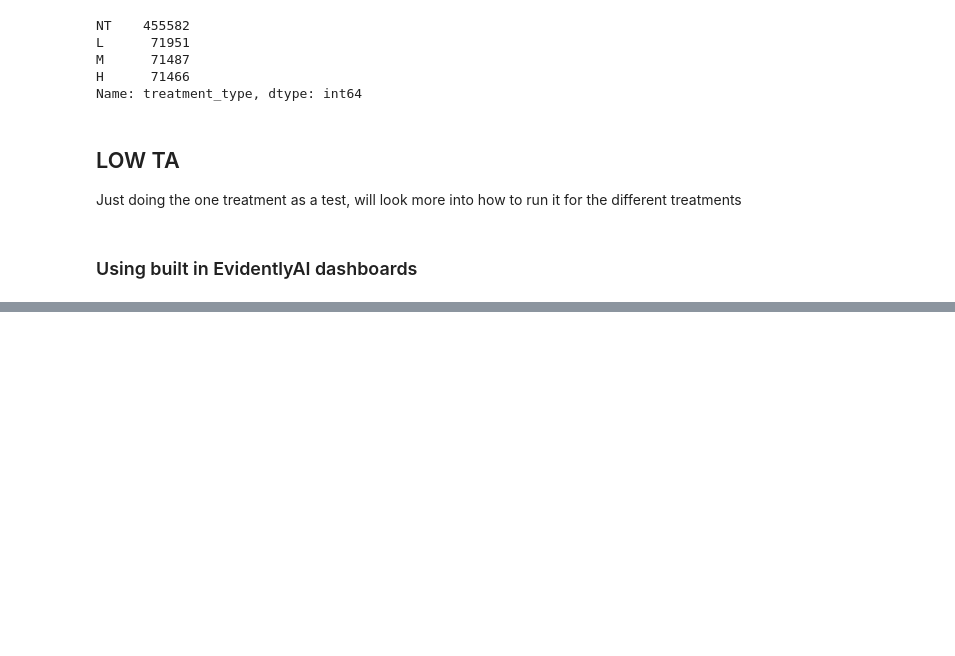
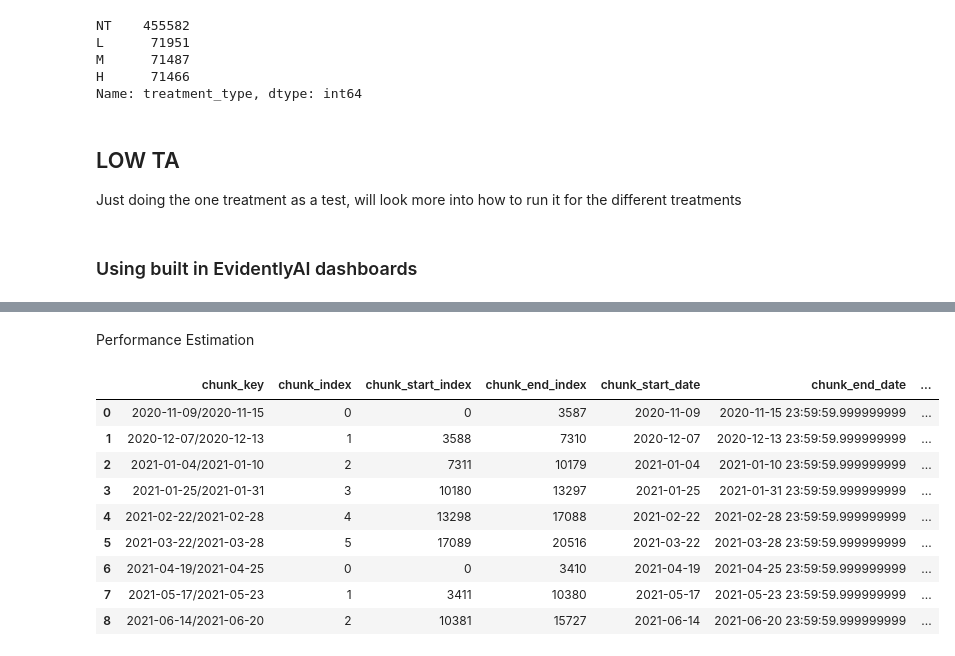
Before and after one commit to RHS23/POM-feature-drift, a Jupyter notebook: data_drift_dashboard.ipynb, the cells around one changed output, grey strips where cells are left out. Drawn from its saved outputs; the diff is of its cells as text; code cells hidden in the pictures; blank space fills up the shorter version.

```diff
--- a/data_drift_dashboard.ipynb
+++ b/data_drift_dashboard.ipynb
@@ -126,0 +131,23 @@ drift_df.reset_index(inplace = True, drop = True)
+# %% [markdown]
+Performance Estimation
+# %%
+# Setup analysis data
+analysis_cohorts = ['202116-202119', '292124-202127']
+df = pd.DataFrame()
+for cohort in analysis_cohorts:
+    gcs_path = f'gs://andrew-pom/Revenue/ta_step_up_low_v2_{cohort}_oot.csv'
+    cohort_df = pd.read_csv(gcs_path, low_memory = False)
+    df = pd.concat([df, cohort_df])
+
+dates = []
+for index in df.ind:
+    dates.append(index.split('-')[0])
+
+timestamps = []
+for i, date in enumerate(dates):
+    timestamps.append(pd.to_datetime(str(dates[i]) + '-0', format = '%Y%W-%w'))
+df['timestamp'] = timestamps
+
+df.drop(columns = ['ind', 'xgb_preds', 'xgb_proba', 'logr_preds', 'logr_proba'], inplace = True)
+df.rename(columns = {'lgbm_preds': 'pred_ta', 'lgbm_proba': 'pred_proba_ta'}, inplace = True)
+df.sort_values(by = 'timestamp', inplace = True)
@@ -126,0 +159,13 @@ drift_df.reset_index(inplace = True, drop = True)
+# %%
+estimator = nml.CBPE(y_pred_proba = 'pred_proba_ta',
+                         y_pred = 'pred_ta',
+                         y_true = 'target_ta',
+                         metrics = ['roc_auc'],
+                         timestamp_column_name = 'timestamp',
+                         chunk_period = 'W',
+                         # chunk_number = 10,
+                         problem_type = 'classification_binary'
+                        )
+
+estimator = estimator.fit(ref[features + ['pred_proba_ta', 'pred_ta', 'target_ta', 'timestamp']])
+estimated_performance = estimator.estimate(df[features + ['pred_proba_ta', 'pred_ta', 'timestamp']])
@@ -126,0 +174,13 @@ drift_df.reset_index(inplace = True, drop = True)
+# %%
+results
+# %% [output]
+|  | chunk_key | chunk_index | chunk_start_index | chunk_end_index | chunk_start_date | chunk_end_date | ... |
+| 0 | 2020-11-09/2020-11-15 | 0 | 0 | 3587 | 2020-11-09 | 2020-11-15 23:59:59.999999999 | ... |
+| 1 | 2020-12-07/2020-12-13 | 1 | 3588 | 7310 | 2020-12-07 | 2020-12-13 23:59:59.999999999 | ... |
+| 2 | 2021-01-04/2021-01-10 | 2 | 7311 | 10179 | 2021-01-04 | 2021-01-10 23:59:59.999999999 | ... |
+| 3 | 2021-01-25/2021-01-31 | 3 | 10180 | 13297 | 2021-01-25 | 2021-01-31 23:59:59.999999999 | ... |
+| 4 | 2021-02-22/2021-02-28 | 4 | 13298 | 17088 | 2021-02-22 | 2021-02-28 23:59:59.999999999 | ... |
+| 5 | 2021-03-22/2021-03-28 | 5 | 17089 | 20516 | 2021-03-22 | 2021-03-28 23:59:59.999999999 | ... |
+| 6 | 2021-04-19/2021-04-25 | 0 | 0 | 3410 | 2021-04-19 | 2021-04-25 23:59:59.999999999 | ... |
+| 7 | 2021-05-17/2021-05-23 | 1 | 3411 | 10380 | 2021-05-17 | 2021-05-23 23:59:59.999999999 | ... |
+| 8 | 2021-06-14/2021-06-20 | 2 | 10381 | 15727 | 2021-06-14 | 2021-06-20 23:59:59.999999999 | ... |
```
Also changed, not shown: parts of 10 cells of this notebook, 5 other files.
